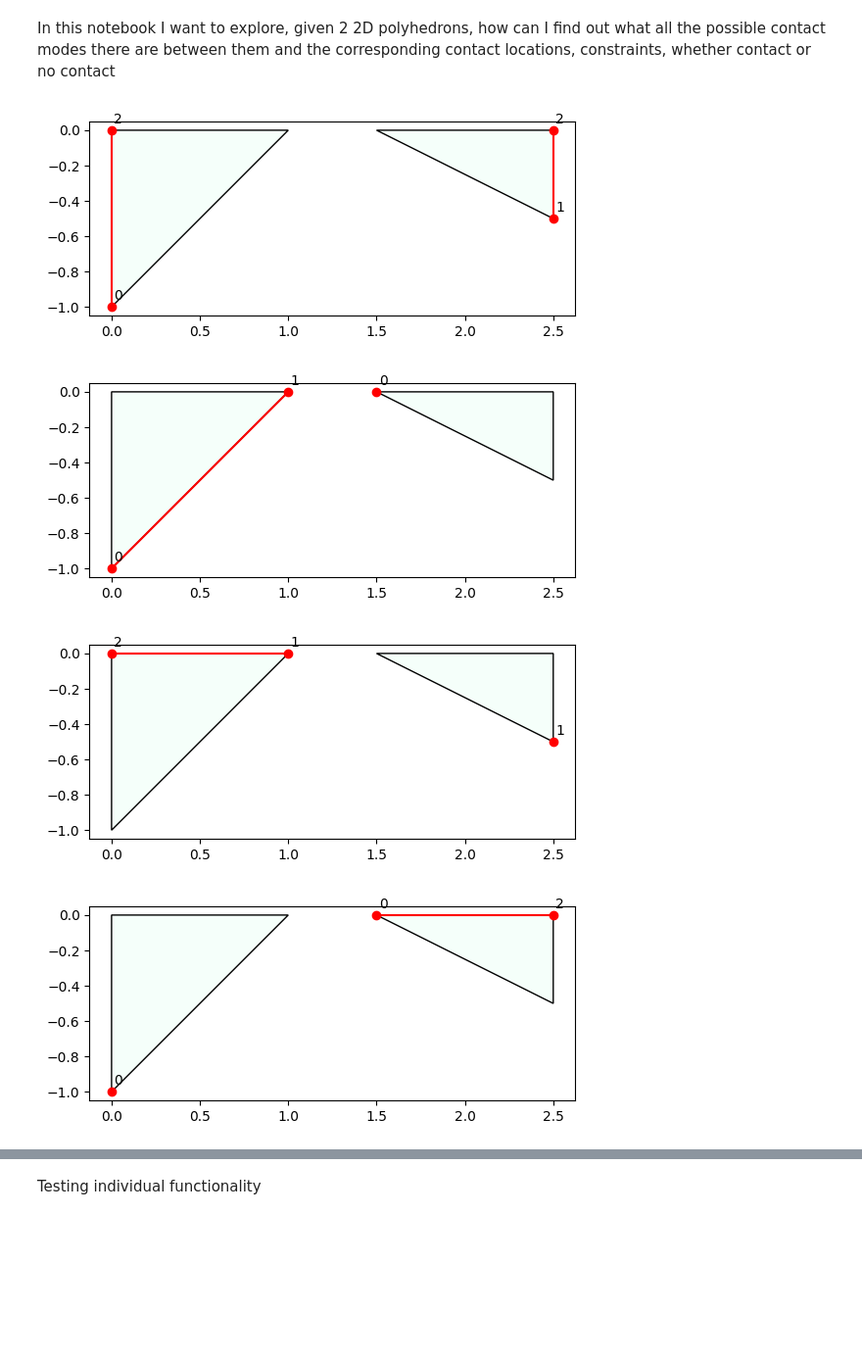
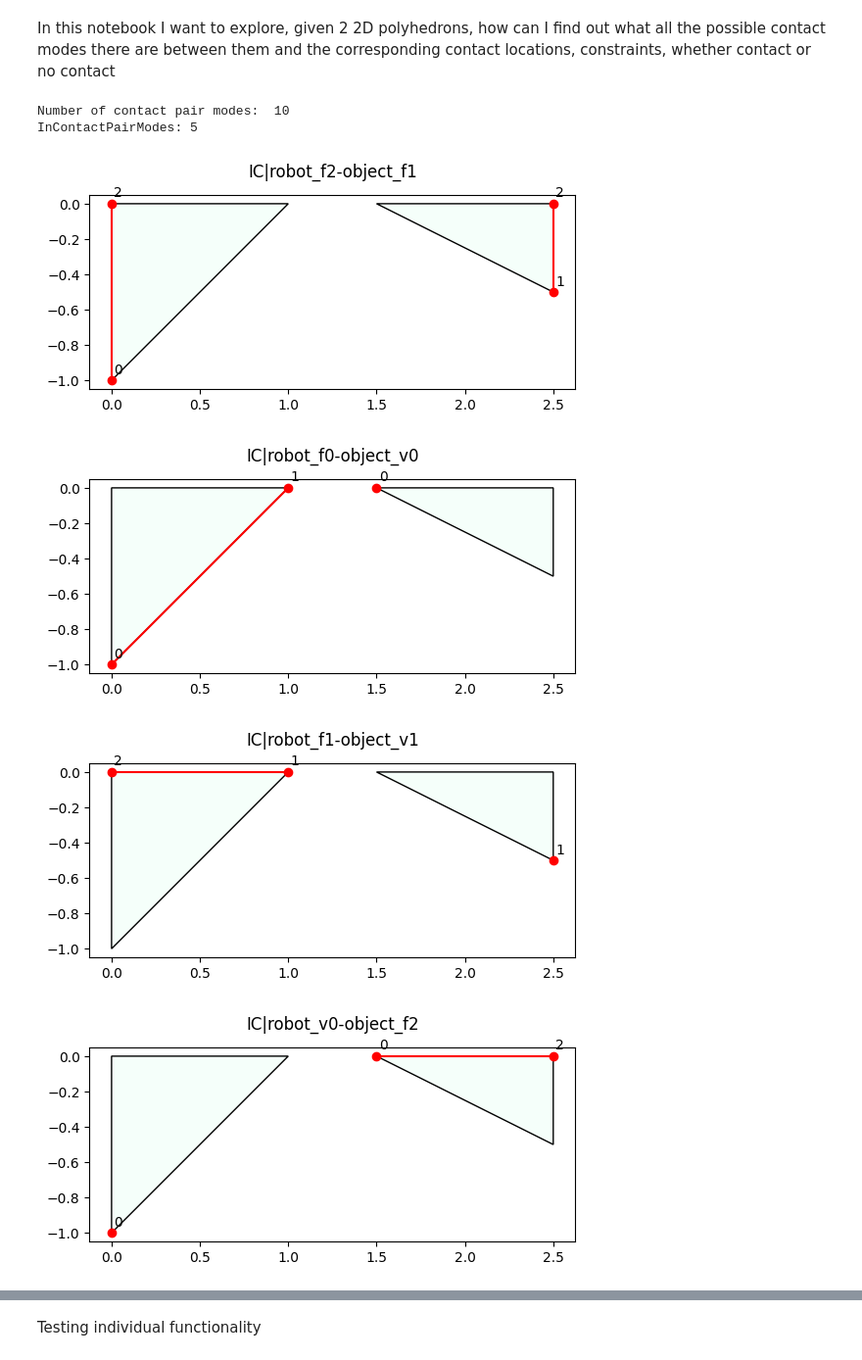
Before and after one commit to shaoyuancc/large_gcs, a Jupyter notebook: explorations/contact_pair_mode_generation_exploration.ipynb, the cells around one changed output, grey strips where cells are left out. Shown at 98% size. Drawn from its saved outputs; the diff is of its cells as text; code cells hidden in the pictures; blank space fills up the shorter version.

```diff
--- a/explorations/contact_pair_mode_generation_exploration.ipynb
+++ b/explorations/contact_pair_mode_generation_exploration.ipynb
@@ -9,28 +9,35 @@ import numpy as np
 np.set_printoptions(formatter={"float": lambda x: "{0:0.3f}".format(x)})
 import matplotlib.pyplot as plt
 # %%
+from large_gcs.contact.contact_pair_mode import InContactPairMode
+
+
 obj_vertices = np.array([[0, 0], [1, 0], [1, -0.5]]) + np.array([1.5, 0])
 # obj_vertices = np.array([[0, 0], [1, 0.2], [0.7, -0.5]]) + np.array([1.5,0])
 # obj_vertices = np.array([[0, 0], [1, 0], [1, 1], [0,1]]) + np.array([1.5,0])
 obs = RigidBody(
-    name="obstacle",
+    name="robot",
     geometry=Polyhedron.from_vertices([[0, 0], [1, 0], [0, -1]]),
-    mobility_type=MobilityType.STATIC,
+    mobility_type=MobilityType.ACTUATED,
 )
 obj = RigidBody(
     name="object",
     geometry=Polyhedron.from_vertices(obj_vertices),
     mobility_type=MobilityType.UNACTUATED,
 )
 # obs.geometry.plot()
 # obj.geometry.plot()
 
 
 contact_pair_modes = generate_contact_pair_modes(obs, obj)
+print("Number of contact pair modes: ", len(contact_pair_modes))
+print(f"InContactPairModes: {len([cpm for cpm in contact_pair_modes if isinstance(cpm, InContactPairMode)])}")
 for contact_pair_mode in contact_pair_modes:
     contact_pair_mode.plot()
 # %% [output]
+Number of contact pair modes:  10
+InContactPairModes: 5
-[figure, old version]
+[figure, new version]
-[figure, old version]
+[figure, new version]
-[figure, old version]
+[figure, new version]
-[figure, old version]
+[figure, new version]
```
Also changed, not shown: parts of 6 cells of this notebook, 8 other files.
